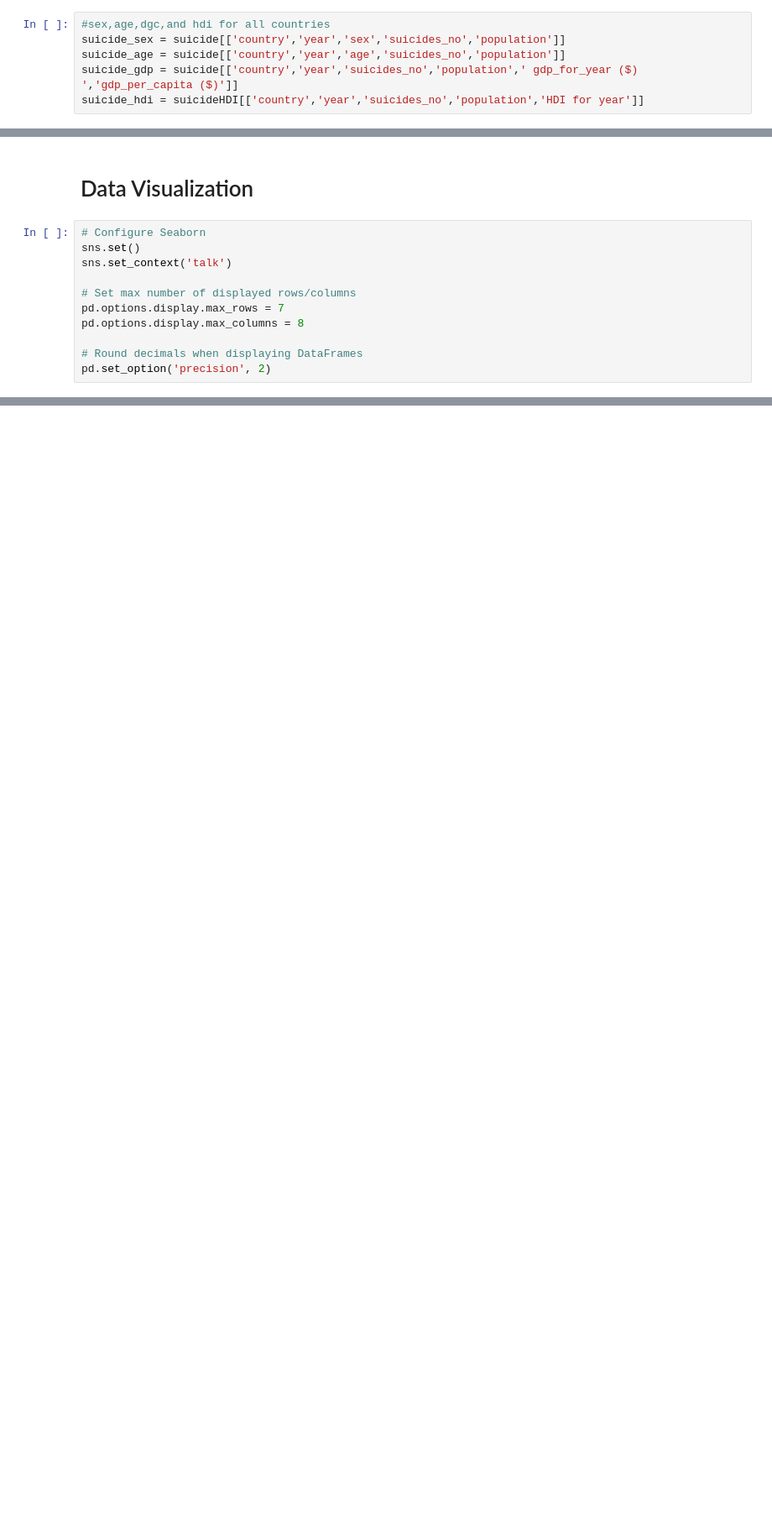
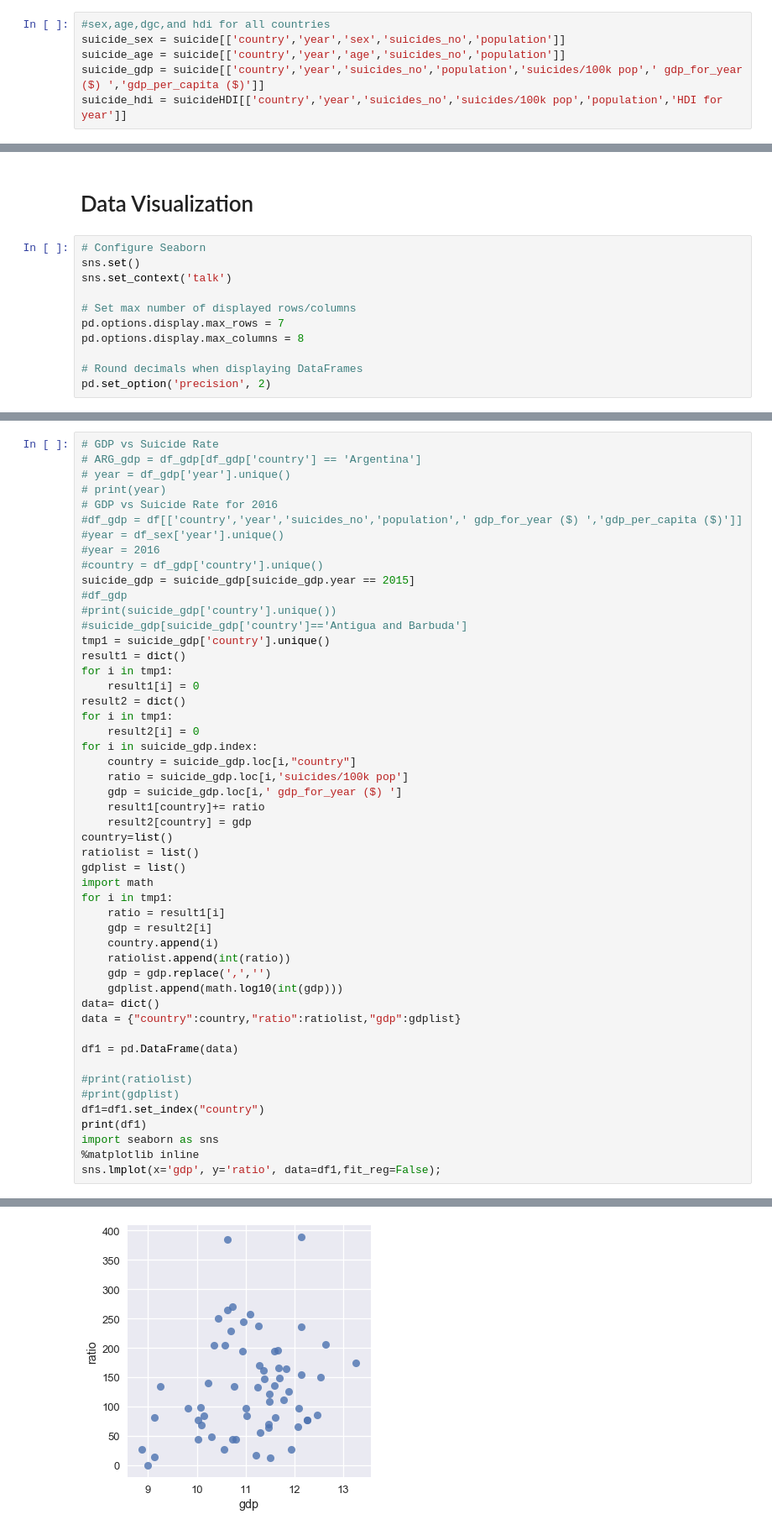
Before and after one commit to WayGold/COGS-108-FinalProject, a Jupyter notebook: FinalProject.ipynb, the cells around one changed output, grey strips where cells are left out. Shown: that part at 84% size. Drawn from its saved outputs; the diff is of its cells as text; blank space fills up the shorter version.

```diff
--- a/FinalProject.ipynb
+++ b/FinalProject.ipynb
@@ -32,8 +32,8 @@ dfHDI = df.dropna()
 #sex,age,dgc,and hdi for all countries
 suicide_sex = suicide[['country','year','sex','suicides_no','population']]
 suicide_age = suicide[['country','year','age','suicides_no','population']]
-suicide_gdp = suicide[['country','year','suicides_no','population',' gdp_for_year ($) ','gdp_per_capita ($)']]
-suicide_hdi = suicideHDI[['country','year','suicides_no','population','HDI for year']]
+suicide_gdp = suicide[['country','year','suicides_no','population','suicides/100k pop',' gdp_for_year ($) ','gdp_per_capita ($)']]
+suicide_hdi = suicideHDI[['country','year','suicides_no','suicides/100k pop','population','HDI for year']]
 # %%
 #sex,age,dgc,and hdi for selected countries
 #("Canada","United States","United Kingdom","Australia",'Argentina',"Thailand","Sri Lanka","South Africa")
@@ -185,0 +164,51 @@ print(year)
+# %%
+# GDP vs Suicide Rate
+# ARG_gdp = df_gdp[df_gdp['country'] == 'Argentina']
+# year = df_gdp['year'].unique()
+# print(year)
+# GDP vs Suicide Rate for 2016
+#df_gdp = df[['country','year','suicides_no','population',' gdp_for_year ($) ','gdp_per_capita ($)']]
+#year = df_sex['year'].unique()
+#year = 2016
+#country = df_gdp['country'].unique()
+suicide_gdp = suicide_gdp[suicide_gdp.year == 2015]
+#df_gdp
+#print(suicide_gdp['country'].unique())
+#suicide_gdp[suicide_gdp['country']=='Antigua and Barbuda']
+tmp1 = suicide_gdp['country'].unique()
+result1 = dict()
+for i in tmp1:
+    result1[i] = 0
+result2 = dict()
+for i in tmp1:
+    result2[i] = 0
+for i in suicide_gdp.index:
+    country = suicide_gdp.loc[i,"country"]
+    ratio = suicide_gdp.loc[i,'suicides/100k pop']
+    gdp = suicide_gdp.loc[i,' gdp_for_year ($) ']
+    result1[country]+= ratio
+    result2[country] = gdp
+country=list()
+ratiolist = list()
+gdplist = list()
+import math
+for i in tmp1:
+    ratio = result1[i]
+    gdp = result2[i]
+    country.append(i)
+    ratiolist.append(int(ratio))
+    gdp = gdp.replace(',','')
+    gdplist.append(math.log10(int(gdp)))
+data= dict()
+data = {"country":country,"ratio":ratiolist,"gdp":gdplist}
+
+df1 = pd.DataFrame(data)
+
+#print(ratiolist)
+#print(gdplist)
+df1=df1.set_index("country")
+print(df1)
+import seaborn as sns
+%matplotlib inline
+sns.lmplot(x='gdp', y='ratio', data=df1,fit_reg=False);
+# %% [output]
@@ -185,0 +226 @@ print(year)
+[figure, added]
```
Also changed, not shown: parts of 8 cells of this notebook.
